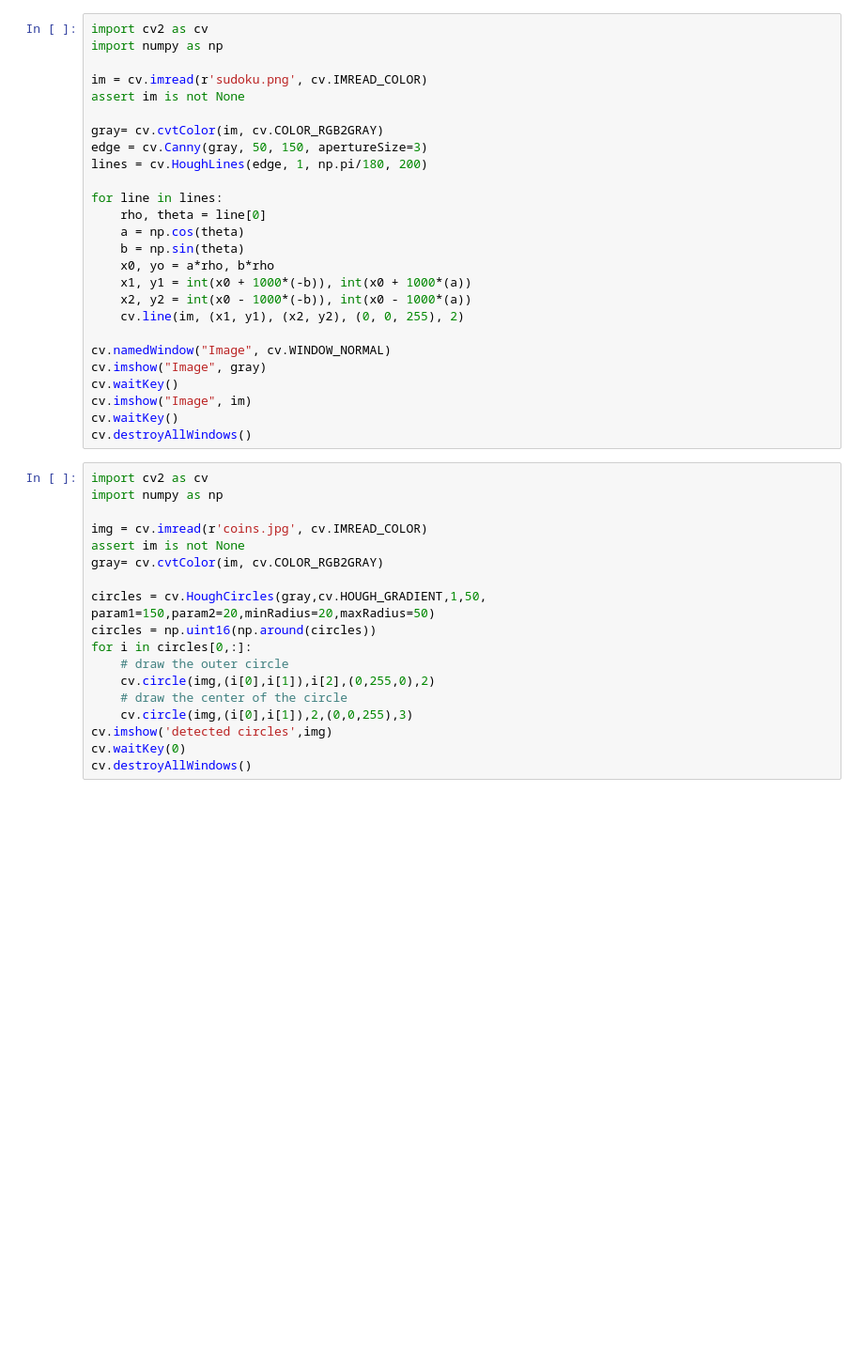
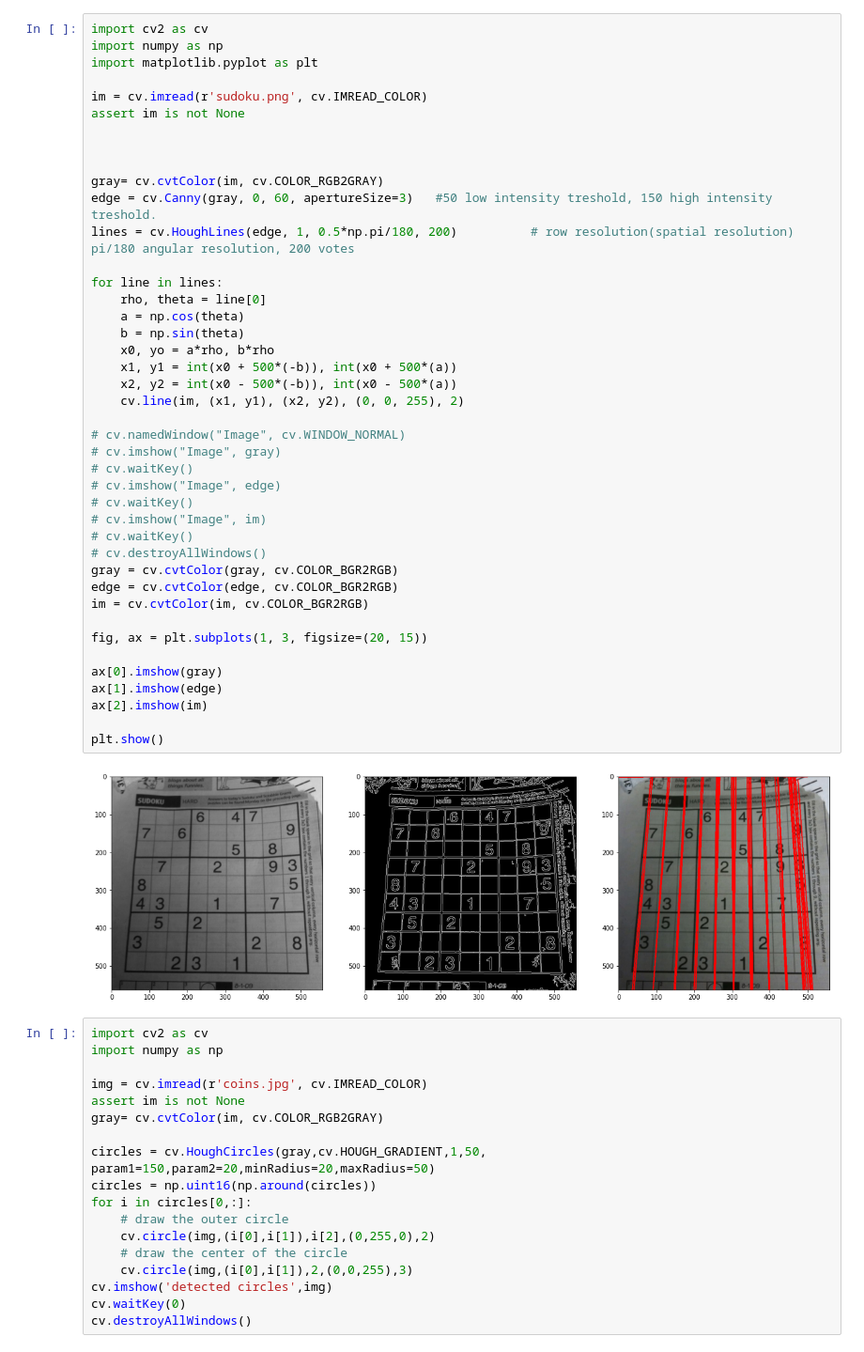
Before and after one commit to Thilanka1999/Computer-Vision-and-Image-Processing, a Jupyter notebook: inclass exercises/ex6/190691B.ipynb, the cells around one changed output. Shown at 94% size. Cells and saved outputs as stored; diff of their text form; blank space fills up the shorter version.

```diff
--- a/inclass exercises/ex6/190691B.ipynb
+++ b/inclass exercises/ex6/190691B.ipynb
@@ -1,29 +4,47 @@
 # %%
 import cv2 as cv
 import numpy as np
+import matplotlib.pyplot as plt
 
 im = cv.imread(r'sudoku.png', cv.IMREAD_COLOR)
 assert im is not None
 
+
+
 gray= cv.cvtColor(im, cv.COLOR_RGB2GRAY)
-edge = cv.Canny(gray, 50, 150, apertureSize=3)
-lines = cv.HoughLines(edge, 1, np.pi/180, 200)
+edge = cv.Canny(gray, 0, 60, apertureSize=3)   #50 low intensity treshold, 150 high intensity treshold.
+lines = cv.HoughLines(edge, 1, 0.5*np.pi/180, 200)          # row resolution(spatial resolution)  pi/180 angular resolution, 200 votes
 
 for line in lines:
     rho, theta = line[0]
     a = np.cos(theta)
     b = np.sin(theta)
     x0, yo = a*rho, b*rho
-    x1, y1 = int(x0 + 1000*(-b)), int(x0 + 1000*(a))
-    x2, y2 = int(x0 - 1000*(-b)), int(x0 - 1000*(a))
+    x1, y1 = int(x0 + 500*(-b)), int(x0 + 500*(a))
+    x2, y2 = int(x0 - 500*(-b)), int(x0 - 500*(a))
     cv.line(im, (x1, y1), (x2, y2), (0, 0, 255), 2)
 
-cv.namedWindow("Image", cv.WINDOW_NORMAL)
-cv.imshow("Image", gray)
-cv.waitKey()
-cv.imshow("Image", im)
-cv.waitKey()
-cv.destroyAllWindows()
+# cv.namedWindow("Image", cv.WINDOW_NORMAL)
+# cv.imshow("Image", gray)
+# cv.waitKey()
+# cv.imshow("Image", edge)
+# cv.waitKey()
+# cv.imshow("Image", im)
+# cv.waitKey()
+# cv.destroyAllWindows()
+gray = cv.cvtColor(gray, cv.COLOR_BGR2RGB)
+edge = cv.cvtColor(edge, cv.COLOR_BGR2RGB)
+im = cv.cvtColor(im, cv.COLOR_BGR2RGB)
+
+fig, ax = plt.subplots(1, 3, figsize=(20, 15))
+
+ax[0].imshow(gray)
+ax[1].imshow(edge)
+ax[2].imshow(im)
+
+plt.show()
+# %% [output]
+[figure, added]
 # %%
 import cv2 as cv
 import numpy as np
```
Also changed, not shown: parts of 1 cell of this notebook.
